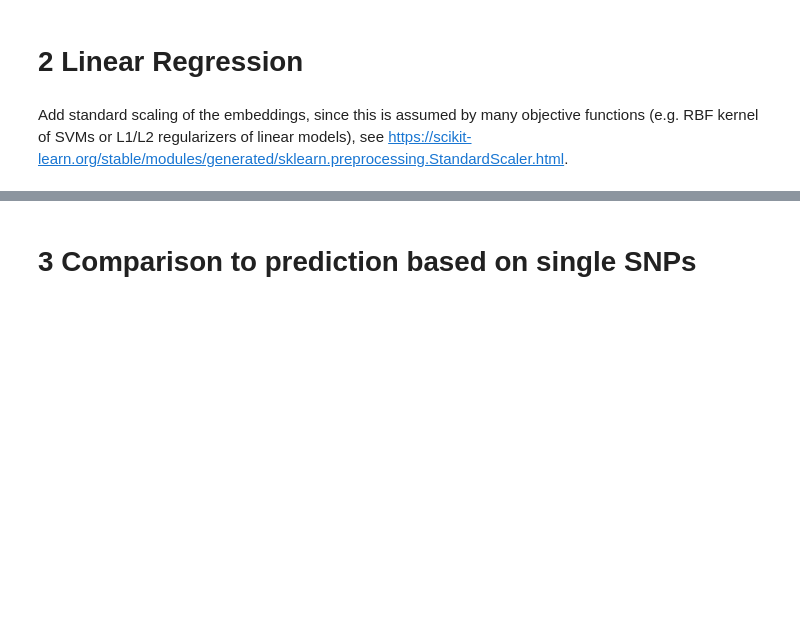
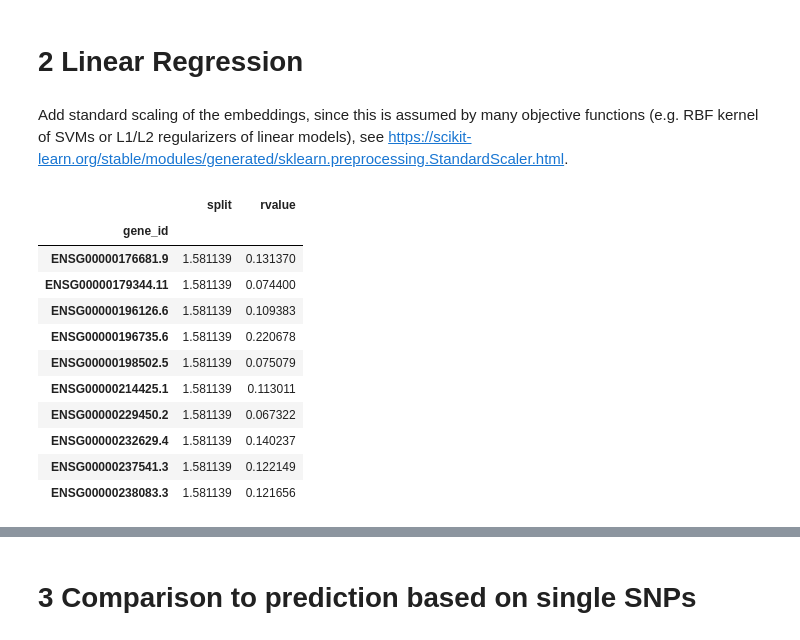
Before and after one commit to SarahOuologuem/lm-eqtl, a Jupyter notebook: expression_prediction_LinRegr.ipynb, the cells around one changed output, grey strips where cells are left out. Drawn from its saved outputs; the diff is of its cells as text; code cells hidden in the pictures; blank space fills up the shorter version.

```diff
--- a/expression_prediction_LinRegr.ipynb
+++ b/expression_prediction_LinRegr.ipynb
@@ -152 +160,16 @@ train_df = pd.DataFrame({"split": s, "gene_id": g, "rvalue": r})
+# %%
+test_df.groupby("gene_id").std()
+# %% [output]
+|  | split | rvalue |
+| gene_id |  |  |
+| ENSG00000176681.9 | 1.581139 | 0.131370 |
+| ENSG00000179344.11 | 1.581139 | 0.074400 |
+| ENSG00000196126.6 | 1.581139 | 0.109383 |
+| ENSG00000196735.6 | 1.581139 | 0.220678 |
+| ENSG00000198502.5 | 1.581139 | 0.075079 |
+| ENSG00000214425.1 | 1.581139 | 0.113011 |
+| ENSG00000229450.2 | 1.581139 | 0.067322 |
+| ENSG00000232629.4 | 1.581139 | 0.140237 |
+| ENSG00000237541.3 | 1.581139 | 0.122149 |
+| ENSG00000238083.3 | 1.581139 | 0.121656 |
 # %%
```
Also changed, not shown: parts of 4 cells of this notebook, 5 other files.
